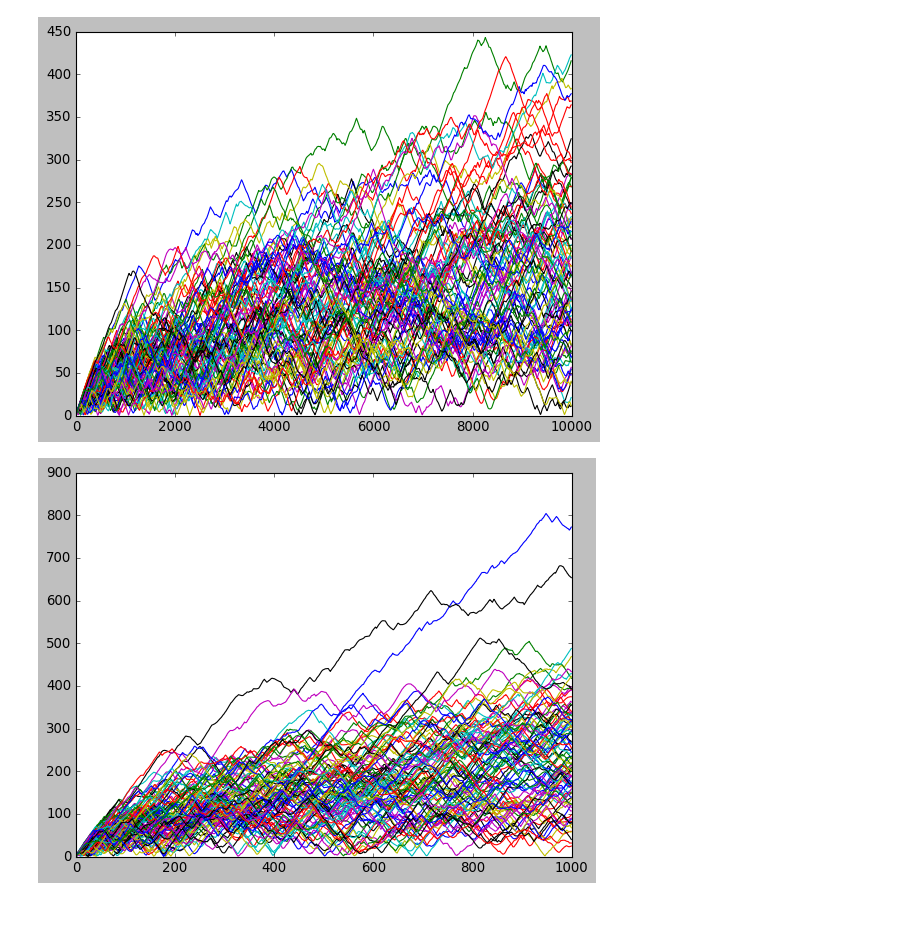
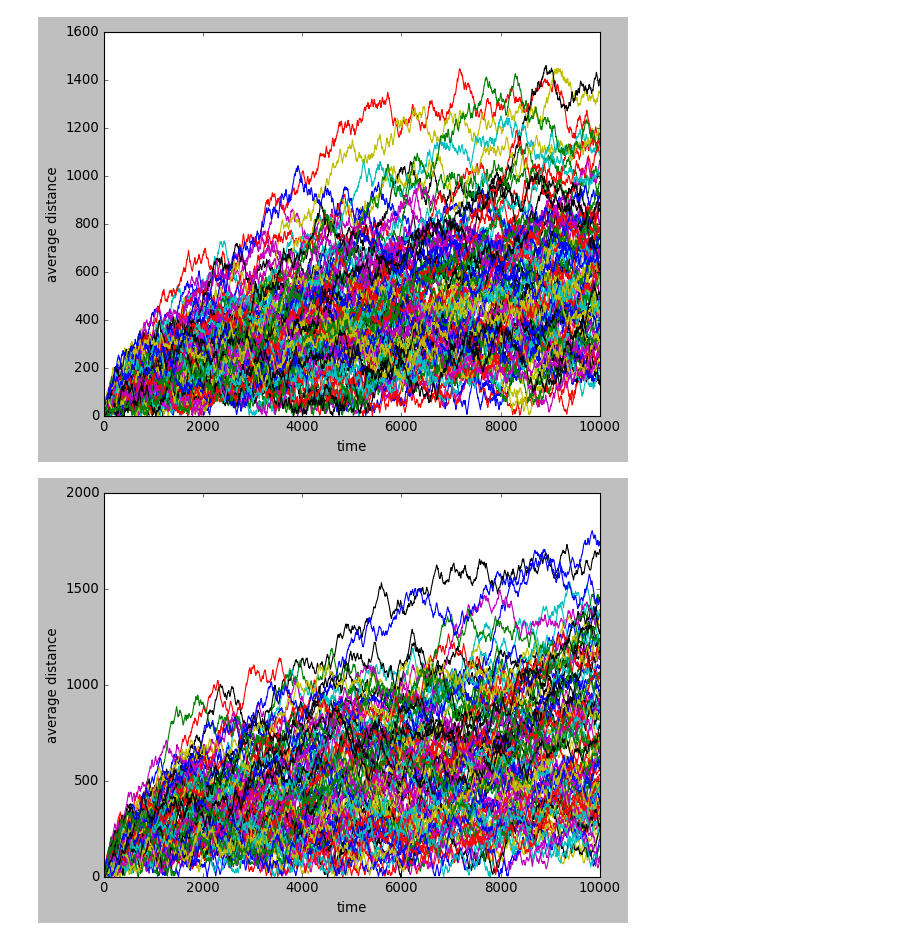
Before and after one commit to ionut199418/ionut, a Jupyter notebook: average_distance+from+the+origin.ipynb, the cells around one changed output. Saved outputs shown, nothing was run; the diff lists cells and outputs as text; code cells hidden in the pictures; blank space fills up the shorter version.

```diff
--- a/average_distance+from+the+origin.ipynb
+++ b/average_distance+from+the+origin.ipynb
@@ -44,7 +44,7 @@ def rw2(n):# this gives samples from weibull(5,2)
         y[i]=y[i-1]+r*math.sin(theta[i])
     return(x,y)
 
-n=1000 #sample size
+n=10000 #sample size
 alpha=2 #scale
 beta=5 #shape
 c=0.9# shape parameter for Wrapped Cauchy distribution, it needs to be between 0 and 1
@@ -76,7 +76,7 @@ def rw2_distance(n):# this gives samples from weibull(5,2)
         distance[i]=(x[i]**2+y[i]**2)**0.5
     return distance
 
-n=1000 #sample size
+n=10000 #sample size
 alpha=2 #scale
 beta=5 #shape
 c=0.9# shape parameter for Wrapped Cauchy distribution, it needs to be between 0 and 1
@@ -84,12 +84,12 @@ data_distance = rw2_distance(n)
 t=range(0,n)
 #data_distance
 # %%
-number_of_simulations=100
-n=1000
+number_of_simulations=100# this is the number of rows or row vectors
+n=10000# number of columns or number of elements in that row vector
 average_distances=np.zeros((number_of_simulations,n))
 for i in range(number_of_simulations):
     average_distances[i]=rw2_distance(n)
-#average_distances
+#ask here if it's correct: average distance or just distance
 # %%
 rw2_distance(10)
 # %% [output]
@@ -101,0 +109,10 @@ plt.plot(average_distances.mean(axis=0))
+# %%
+y=average_distances.mean(axis=0)
+error=average_distances.var(axis=0)**0.5
+plt.plot(t,y)
+plt.fill_between(t, y-error, y+error,color='red')
+#plt.plot(t,y-error)
+#plt.plot(t,y+error)
+plt.xlabel('time')
+plt.ylabel('mean average distance')
+plt.show()
@@ -306,12 +374,15 @@ plt.xlabel('number ')
 # %%
-plt.plot(average_distances_change.T)
+plt.plot(t_new[:-2],average_distances_change.T)
+plt.ylabel('average distance')
+plt.xlabel('time')
+plt.show()
+plt.plot(average_distances.T)
+plt.xlabel('time')
 plt.ylabel('average distance')
 plt.show()
-plt.plot(average_distances.T)
-plt.show()
 # %% [output]
-[figure, old version]
+[figure, new version]
-[figure, old version]
+[figure, new version]
 # %%
 #time_step=0.2
 # my code pretty much starts here
```
Also changed, not shown: parts of 53 cells of this notebook, 5 other files.
